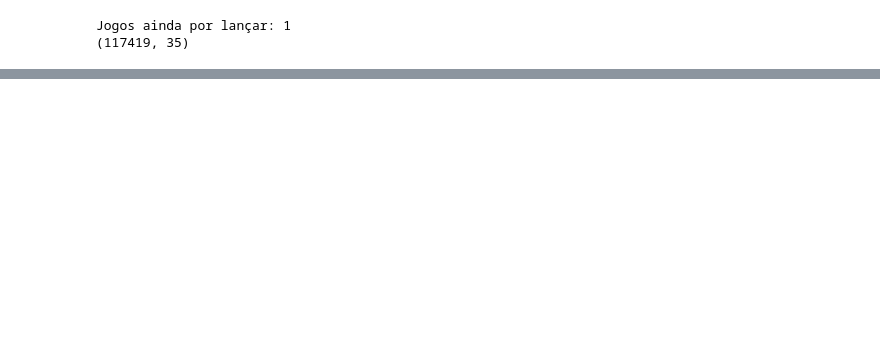
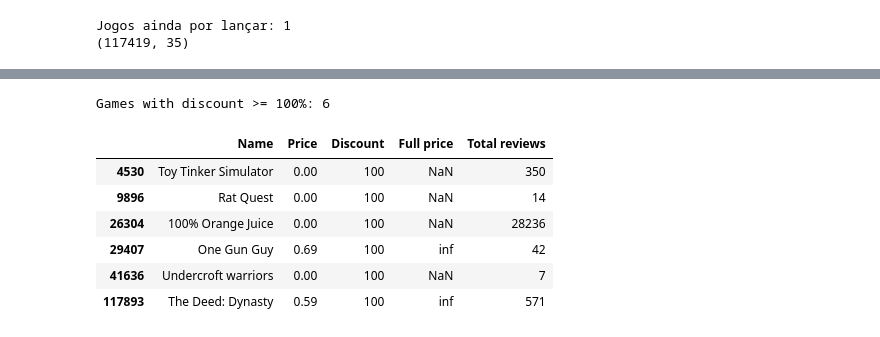
Before and after one commit to rodrigosogoncalves/steam-indie-ai, a Jupyter notebook: 01_exploration.ipynb, the cells around one changed output, grey strips where cells are left out. Saved outputs shown, nothing was run; the diff lists cells and outputs as text; code cells hidden in the pictures; blank space fills up the shorter version.

```diff
--- a/01_exploration.ipynb
+++ b/01_exploration.ipynb
@@ -300,0 +370,10 @@ The indie share fell from 77% (2018) to 68% (2023) and rose back to 71% in 2025.
+# %%
+on_sale = (df["Discount"] > 0).mean() * 100
+print(f"Games on sale when data was collected: {on_sale:.1f}%")
+
+df["Full price"] = df["Price"] / (1 - df["Discount"] / 100)
+
+indie = df[df["Is indie"]]
+paid = indie[indie["Full price"] > 0]
+print(f"Median full price (paid indie games): ${paid['Full price'].median():.2f}")
+print(f"Mean full price (paid indie games):   ${paid['Full price'].mean():.2f}")
@@ -300,0 +388,13 @@ The indie share fell from 77% (2018) to 68% (2023) and rose back to 71% in 2025.
+# %%
+weird = df[df["Discount"] >= 100]
+print("Games with discount >= 100%:", len(weird))
+weird[["Name", "Price", "Discount", "Full price", "Total reviews"]].head(10)
+# %% [output]
+Games with discount >= 100%: 6
+|  | Name | Price | Discount | Full price | Total reviews |
+| 4530 | Toy Tinker Simulator | 0.00 | 100 | NaN | 350 |
+| 9896 | Rat Quest | 0.00 | 100 | NaN | 14 |
+| 26304 | 100% Orange Juice | 0.00 | 100 | NaN | 28236 |
+| 29407 | One Gun Guy | 0.69 | 100 | inf | 42 |
+| 41636 | Undercroft warriors | 0.00 | 100 | NaN | 7 |
+| 117893 | The Deed: Dynasty | 0.59 | 100 | inf | 571 |
```
Also changed, not shown: parts of 18 cells of this notebook.
